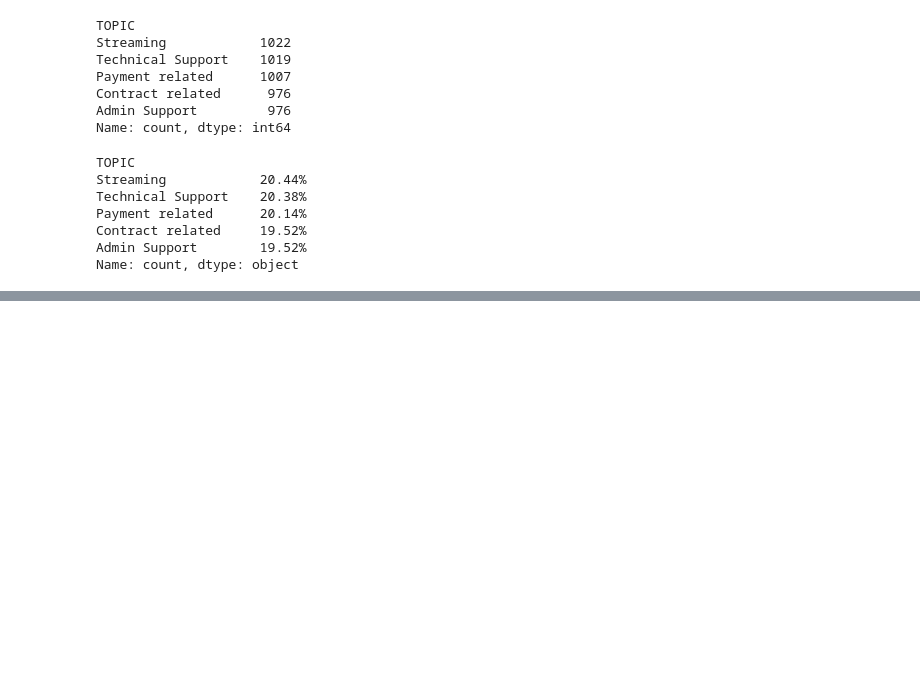
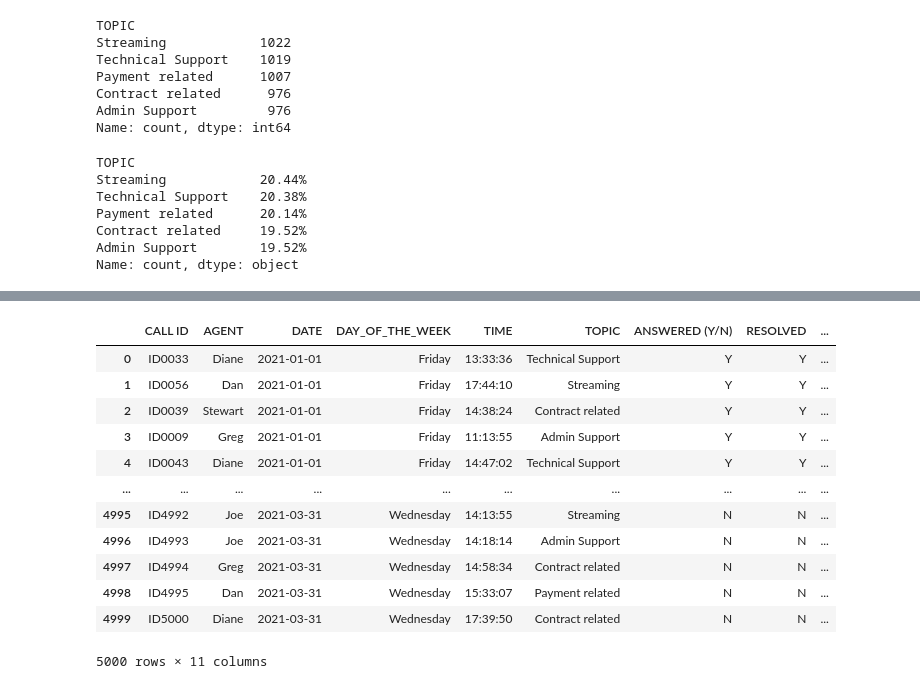
Before and after one commit to PABLOXAVIERMENDEZ/Proyecto_EDA_Pablo_Mendez, a Jupyter notebook: 4- Estadística descriptiva & As Is de los datos.ipynb, the cells around one changed output, grey strips where cells are left out. Drawn from its saved outputs; the diff is of its cells as text; code cells hidden in the pictures; blank space fills up the shorter version.

```diff
--- a/4- Estadística descriptiva & As Is de los datos.ipynb
+++ b/4- Estadística descriptiva & As Is de los datos.ipynb
@@ -107,0 +188,16 @@ Name: count, dtype: object
+# %%
+Telecom
+# %% [output]
+|  | CALL ID | AGENT | DATE | DAY_OF_THE_WEEK | TIME | TOPIC | ANSWERED (Y/N) | RESOLVED | ... |
+| 0 | ID0033 | Diane | 2021-01-01 | Friday | 13:33:36 | Technical Support | Y | Y | ... |
+| 1 | ID0056 | Dan | 2021-01-01 | Friday | 17:44:10 | Streaming | Y | Y | ... |
+| 2 | ID0039 | Stewart | 2021-01-01 | Friday | 14:38:24 | Contract related | Y | Y | ... |
+| 3 | ID0009 | Greg | 2021-01-01 | Friday | 11:13:55 | Admin Support | Y | Y | ... |
+| 4 | ID0043 | Diane | 2021-01-01 | Friday | 14:47:02 | Technical Support | Y | Y | ... |
+| ... | ... | ... | ... | ... | ... | ... | ... | ... | ... |
+| 4995 | ID4992 | Joe | 2021-03-31 | Wednesday | 14:13:55 | Streaming | N | N | ... |
+| 4996 | ID4993 | Joe | 2021-03-31 | Wednesday | 14:18:14 | Admin Support | N | N | ... |
+| 4997 | ID4994 | Greg | 2021-03-31 | Wednesday | 14:58:34 | Contract related | N | N | ... |
+| 4998 | ID4995 | Dan | 2021-03-31 | Wednesday | 15:33:07 | Payment related | N | N | ... |
+| 4999 | ID5000 | Diane | 2021-03-31 | Wednesday | 17:39:50 | Contract related | N | N | ... |
+5000 rows × 11 columns
```
Also changed, not shown: parts of 8 cells of this notebook.
